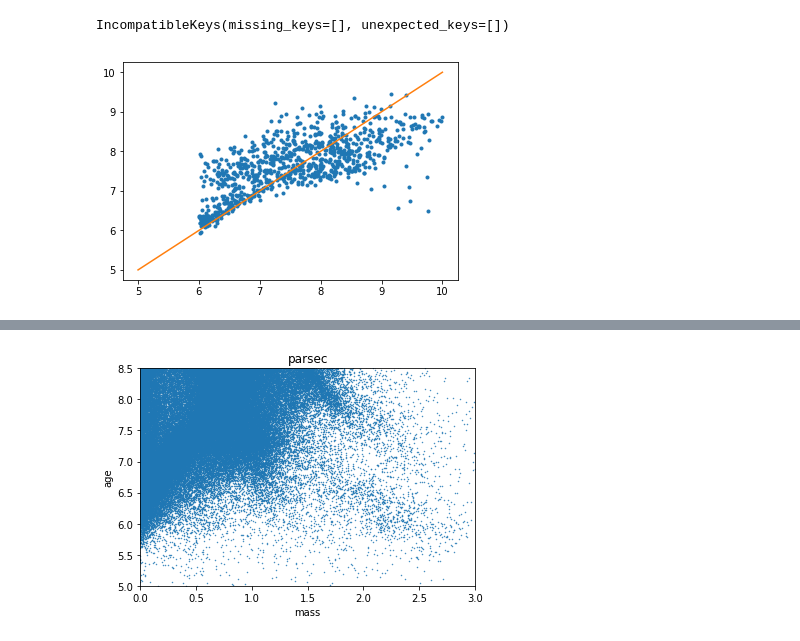
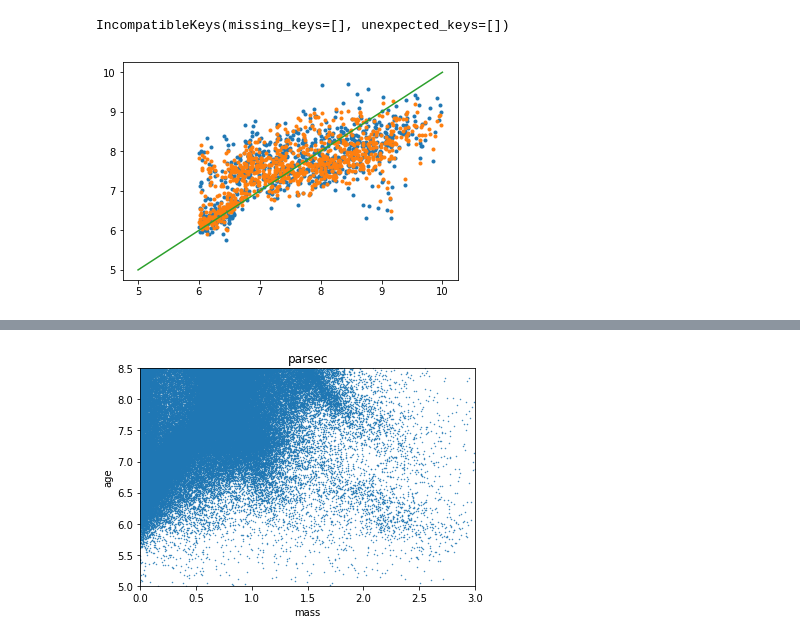
Before and after one commit to aidantmcb/YSO-ML, a Jupyter notebook: Code/NNpredictYSOfull-Copy1.ipynb, the cells around one changed output, grey strips where cells are left out. Saved outputs shown, nothing was run; the diff lists cells and outputs as text; code cells hidden in the pictures.

```diff
--- a/Code/NNpredictYSOfull-Copy1.ipynb
+++ b/Code/NNpredictYSOfull-Copy1.ipynb
@@ -273,29 +275,36 @@ Total run time in minutes=1.96
 # %%
 model = Net()
 model.load_state_dict(torch.load('intermediatemodel.pt'))
+
+badModel = Net()
+badModel.load_state_dict(torch.load('proof.pt'))
 # %% [output]
 IncompatibleKeys(missing_keys=[], unexpected_keys=[])
 # %%
 model.eval()
 d = model(clusterx1)
 result1 = pd.DataFrame(d.detach().numpy(), columns =['age', 'av', 'mass', 'teff', 'logg', 'feh'])
+
+
+badModel.eval()
+bad = badModel(clusterx1)
+bresult1 = pd.DataFrame(bad.detach().numpy(), columns=['age', 'av', 'mass', 'teff', 'logg', 'feh'])
+bresult1['age']=(bresult1['age']+.5)*2 + 6
 
 result1['age']=(result1['age']+.5)*2+6
 result1['feh']=(result1['feh']+0.5)*3-2.5
 import matplotlib.pyplot as plt
 compare1=pd.DataFrame(clustery1.numpy(),columns=['age','av','mass','teff','logg','feh'])
 compare1['feh']=(compare1['feh']+0.5)*3-2.5
 compare1['age']=(compare1['age']+0.5)*2+6
 
 rsample = random.sample(range(len(result1)), int(len(result1)*.01))
-# csample = random.sample(range(len(compare1)), int(len(compare1)*.01))
-# plt.plot(result1['age'][rsample], result1['feh'][rsample], '.')
-# plt.plot(compare1['age'][rsample], compare1['feh'][rsample], '.')
 plt.plot(compare1['age'][rsample], result1['age'][rsample], '.')
+plt.plot(compare1['age'][rsample], bresult1['age'][rsample], '.')
 plt.plot([5,10], [5,10])
 plt.show()
 # %% [output]
-[figure, old version]
+[figure, new version]
 # %%
 model.eval()
 a=model(clusterx2)
```
Also changed, not shown: parts of 5 cells of this notebook, 5 other files.
